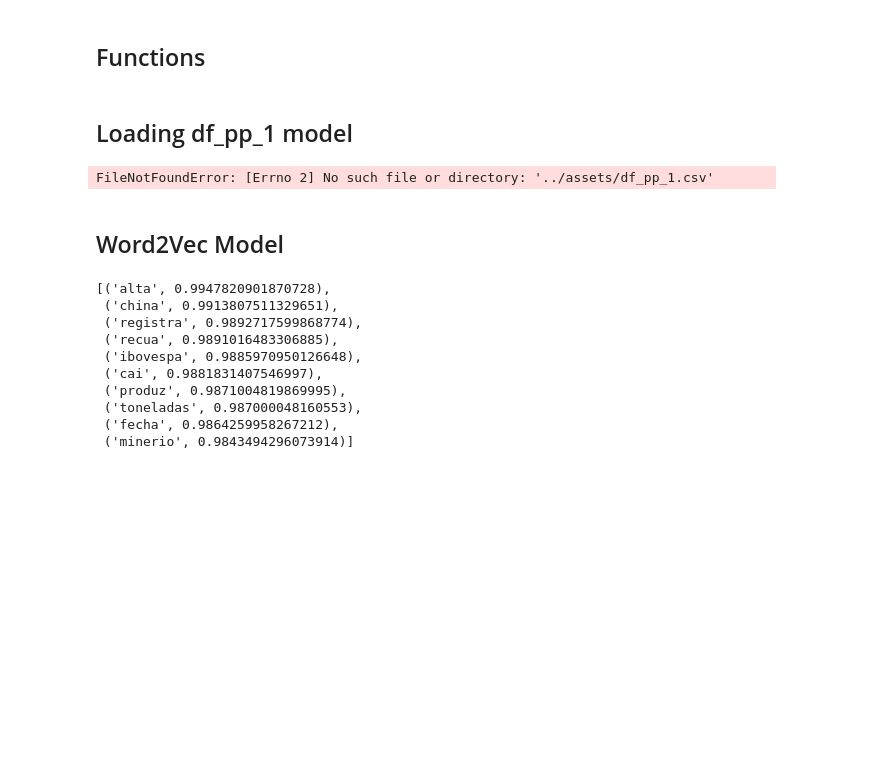
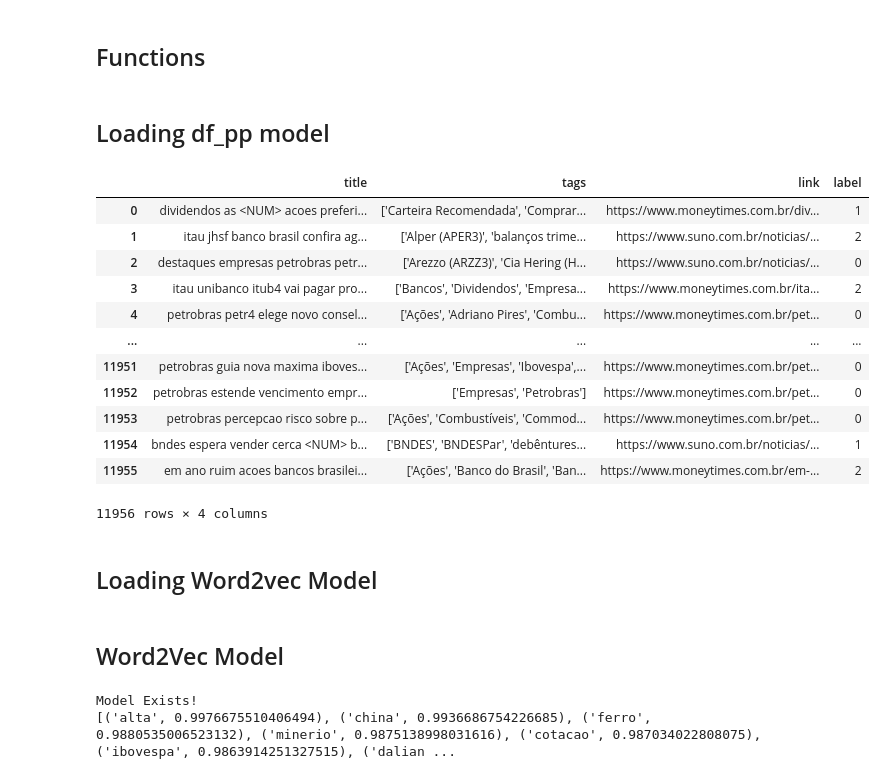
Before and after one commit to guico3lho/TCC_tags, a Jupyter notebook: pipeline/supervised_lstm_model/create_word2vec_embeddings.ipynb, the cells around one changed output. Drawn from its saved outputs; the diff is of its cells as text; code cells hidden in the pictures; blank space fills up the shorter version.

```diff
--- a/pipeline/supervised_lstm_model/create_word2vec_embeddings.ipynb
+++ b/pipeline/supervised_lstm_model/create_word2vec_embeddings.ipynb
@@ -12,33 +13,46 @@ import numpy as np
 # %% [markdown]
 ## Functions
 # %% [markdown]
-## Loading df_pp_1 model
+## Loading df_pp model
 # %%
-df_pp_1 = pd.read_csv('../assets/df_pp_1.csv')
-df_pp_1
+df_pp = pd.read_csv('../../assets/df_pp.csv')
+df_pp
 # %% [output]
+|  | title | tags | link | label |
+| 0 | dividendos as <NUM> acoes preferi... | ['Carteira Recomendada', 'Comprar... | https://www.moneytimes.com.br/div... | 1 |
+| 1 | itau jhsf banco brasil confira ag... | ['Alper (APER3)', 'balanços trime... | https://www.suno.com.br/noticias/... | 2 |
+| 2 | destaques empresas petrobras petr... | ['Arezzo (ARZZ3)', 'Cia Hering (H... | https://www.suno.com.br/noticias/... | 0 |
+| 3 | itau unibanco itub4 vai pagar pro... | ['Bancos', 'Dividendos', 'Empresa... | https://www.moneytimes.com.br/ita... | 2 |
+| 4 | petrobras petr4 elege novo consel... | ['Ações', 'Adriano Pires', 'Combu... | https://www.moneytimes.com.br/pet... | 0 |
+| ... | ... | ... | ... | ... |
+| 11951 | petrobras guia nova maxima iboves... | ['Ações', 'Empresas', 'Ibovespa',... | https://www.moneytimes.com.br/pet... | 0 |
+| 11952 | petrobras estende vencimento empr... | ['Empresas', 'Petrobras'] | https://www.moneytimes.com.br/pet... | 0 |
+| 11953 | petrobras percepcao risco sobre p... | ['Ações', 'Combustíveis', 'Commod... | https://www.moneytimes.com.br/pet... | 0 |
+| 11954 | bndes espera vender cerca <NUM> b... | ['BNDES', 'BNDESPar', 'debêntures... | https://www.suno.com.br/noticias/... | 1 |
+| 11955 | em ano ruim acoes bancos brasilei... | ['Ações', 'Banco do Brasil', 'Ban... | https://www.moneytimes.com.br/em-... | 2 |
-FileNotFoundError: [Errno 2] No such file or directory: '../assets/df_pp_1.csv'
+11956 rows × 4 columns
+# %% [markdown]
+## Loading Word2vec Model
 # %% [markdown]
 ## Word2Vec Model
 # %%
-from gensim.models import Word2Vec
 
-model = Word2Vec(sentences=tokenized_corpus, vector_size=300, window=20, min_count=5,workers =4)
-model.save("../assets/word2vec.model")
+
+hasModel = True
+if not hasModel:
+
+    tokenized_corpus = []
+    for title in df_pp['title']:
+        tokenized_corpus.append(title.split())
+    model = Word2Vec(sentences=tokenized_corpus, vector_size=300, window=20, min_count=5,workers =4)
+    model.save("../../assets/word2vec.model")
+else:
+    print("Model Exists!")
+    model = Word2Vec.load("../../assets/word2vec.model")
+    print(model.wv.most_similar('queda'))
+# %% [output]
+Model Exists!
+[('alta', 0.9976675510406494), ('china', 0.9936686754226685), ('ferro', 0.9880535006523132), ('minerio', 0.9875138998031616), ('cotacao', 0.987034022808075), ('ibovespa', 0.9863914251327515), ('dalian ...
-# %%
-model = Word2Vec.load("../assets/word2vec.model")
-model.wv.most_similar('queda')
-# %% [output]
-[('alta', 0.9947820901870728),
- ('china', 0.9913807511329651),
- ('registra', 0.9892717599868774),
- ('recua', 0.9891016483306885),
- ('ibovespa', 0.9885970950126648),
- ('cai', 0.9881831407546997),
- ('produz', 0.9871004819869995),
- ('toneladas', 0.987000048160553),
- ('fecha', 0.9864259958267212),
- ('minerio', 0.9843494296073914)]
 # %%
 model.wv.get_normed_vectors()
 # %% [output]
```
Also changed, not shown: parts of 3 cells of this notebook.
